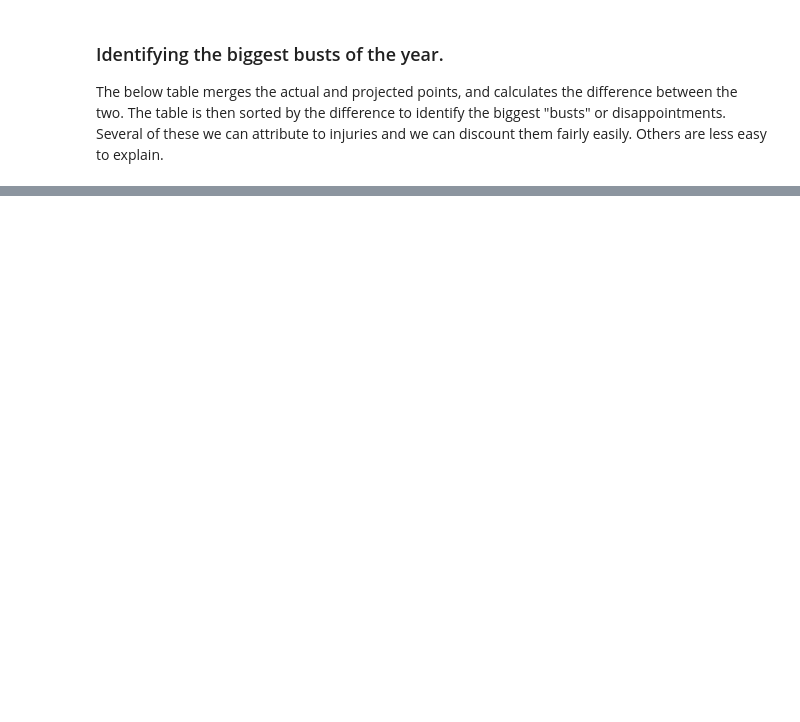
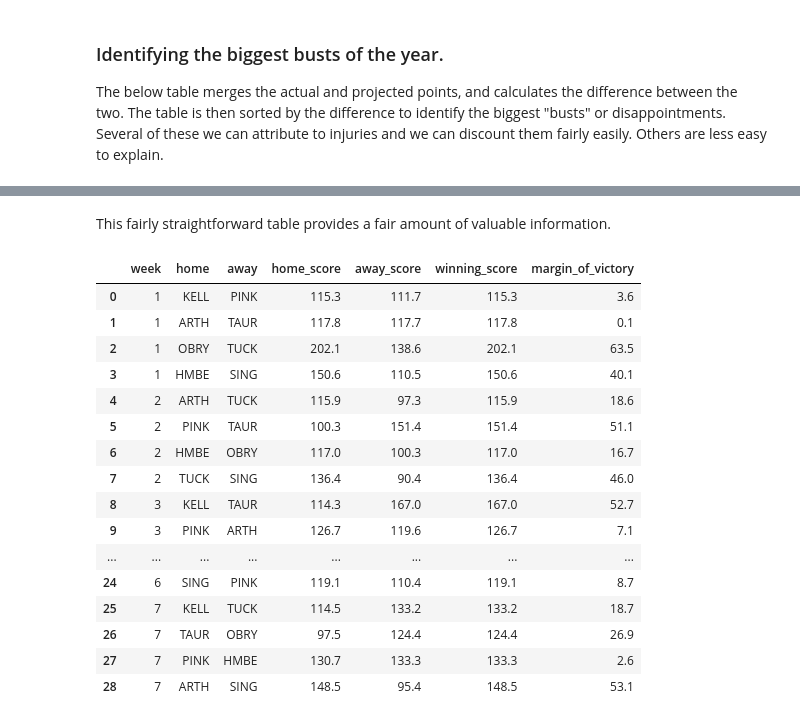
Before and after one commit to smkell/pyffl_pandas, a Jupyter notebook: 2016 After Action Analysis.ipynb, the cells around one changed output, grey strips where cells are left out. Drawn from its saved outputs; the diff is of its cells as text; code cells hidden in the pictures; blank space fills up the shorter version.

```diff
--- a/2016 After Action Analysis.ipynb
+++ b/2016 After Action Analysis.ipynb
@@ -264,0 +277,56 @@ dfa[dfa['name'] == 'Antonio Brown'].loc[:,['name','rank','recsCmp','recsYds','re
+# %% [markdown]
+This fairly straightforward table provides a fair amount of valuable information.
+# %%
+
+winning_scores = pd.DataFrame([
+        { 'week': 1, 'home': 'KELL', 'away': 'PINK', 'home_score': 115.3, 'away_score': 111.7},
+        { 'week': 1, 'home': 'ARTH', 'away': 'TAUR', 'home_score': 117.8, 'away_score': 117.7},
+        { 'week': 1, 'home': 'OBRY', 'away': 'TUCK', 'home_score': 202.1, 'away_score': 138.6},
+        { 'week': 1, 'home': 'HMBE', 'away': 'SING', 'home_score': 150.6, 'away_score': 110.5},
+        { 'week': 2, 'home': 'ARTH', 'away': 'TUCK', 'home_score': 115.9, 'away_score': 97.3},
+        { 'week': 2, 'home': 'PINK', 'away': 'TAUR', 'home_score': 100.3, 'away_score': 151.4},
+        { 'week': 2, 'home': 'HMBE', 'away': 'OBRY', 'home_score': 117, 'away_score': 100.3},
+        { 'week': 2, 'home': 'TUCK', 'away': 'SING', 'home_score': 136.4, 'away_score': 90.4},
+        { 'week': 3, 'home': 'KELL', 'away': 'TAUR', 'home_score': 114.3, 'away_score': 167},
+        { 'week': 3, 'home': 'PINK', 'away': 'ARTH', 'home_score': 126.7, 'away_score': 119.6},
+        { 'week': 3, 'home': 'OBRY', 'away': 'SING', 'home_score': 92.7, 'away_score': 159.4},
+        { 'week': 3, 'home': 'TUCK', 'away': 'HMBE', 'home_score': 100.5, 'away_score': 140.8},
+        { 'week': 4, 'home': 'OBRY', 'away': 'KELL', 'home_score': 110.5, 'away_score': 84.3},
+        { 'week': 4, 'home': 'TUCK', 'away': 'PINK', 'home_score': 183.4, 'away_score': 124.3},
+        { 'week': 4, 'home': 'HMBE', 'away': 'ARTH', 'home_score': 151, 'away_score': 96.1},
+        { 'week': 4, 'home': 'SING', 'away': 'TAUR', 'home_score': 109.4, 'away_score': 76.7},
+        { 'week': 4, 'home': 'SING', 'away': 'TAUR', 'home_score': 109.4, 'away_score': 76.7},
+        { 'week': 5, 'home': 'KELL', 'away': 'SING', 'home_score': 122.1, 'away_score': 132.6},
+        { 'week': 5, 'home': 'PINK', 'away': 'OBRY', 'home_score': 144.6, 'away_score': 88.7},
+        { 'week': 5, 'home': 'ARTH', 'away': 'TUCK', 'home_score': 154.8, 'away_score': 120.6},
+        { 'week': 5, 'home': 'TAUR', 'away': 'HMBE', 'home_score': 156.7, 'away_score': 163.3},
+        { 'week': 6, 'home': 'HMBE', 'away': 'KELL', 'home_score': 89.7, 'away_score': 139.2},
+        { 'week': 6, 'home': 'OBRY', 'away': 'ARTH', 'home_score': 132.8, 'away_score': 138.4},
+        { 'week': 6, 'home': 'TUCK', 'away': 'TAUR', 'home_score': 156.4, 'away_score': 130.5},
+        { 'week': 6, 'home': 'SING', 'away': 'PINK', 'home_score': 119.1, 'away_score': 110.4},
+        { 'week': 7, 'home': 'KELL', 'away': 'TUCK', 'home_score': 114.5, 'away_score': 133.2},
+        { 'week': 7, 'home': 'TAUR', 'away': 'OBRY', 'home_score': 97.5, 'away_score': 124.4},
+        { 'week': 7, 'home': 'PINK', 'away': 'HMBE', 'home_score': 130.7, 'away_score': 133.3},
+        { 'week': 7, 'home': 'ARTH', 'away': 'SING', 'home_score': 148.5, 'away_score': 95.4}
+    ], columns=['week', 'home', 'away', 'home_score', 'away_score'])
+winning_scores['winning_score'] = winning_scores.loc[:, ['home_score', 'away_score']].max(axis=1)
+winning_scores['margin_of_victory'] = winning_scores['winning_score'] - winning_scores.loc[:, ['home_score', 'away_score']].min(axis=1)
+display(winning_scores)
+# %% [output]
+|  | week | home | away | home_score | away_score | winning_score | margin_of_victory |
+| 0 | 1 | KELL | PINK | 115.3 | 111.7 | 115.3 | 3.6 |
+| 1 | 1 | ARTH | TAUR | 117.8 | 117.7 | 117.8 | 0.1 |
+| 2 | 1 | OBRY | TUCK | 202.1 | 138.6 | 202.1 | 63.5 |
+| 3 | 1 | HMBE | SING | 150.6 | 110.5 | 150.6 | 40.1 |
+| 4 | 2 | ARTH | TUCK | 115.9 | 97.3 | 115.9 | 18.6 |
+| 5 | 2 | PINK | TAUR | 100.3 | 151.4 | 151.4 | 51.1 |
+| 6 | 2 | HMBE | OBRY | 117.0 | 100.3 | 117.0 | 16.7 |
+| 7 | 2 | TUCK | SING | 136.4 | 90.4 | 136.4 | 46.0 |
+| 8 | 3 | KELL | TAUR | 114.3 | 167.0 | 167.0 | 52.7 |
+| 9 | 3 | PINK | ARTH | 126.7 | 119.6 | 126.7 | 7.1 |
+| ... | ... | ... | ... | ... | ... | ... | ... |
+| 24 | 6 | SING | PINK | 119.1 | 110.4 | 119.1 | 8.7 |
+| 25 | 7 | KELL | TUCK | 114.5 | 133.2 | 133.2 | 18.7 |
+| 26 | 7 | TAUR | OBRY | 97.5 | 124.4 | 124.4 | 26.9 |
+| 27 | 7 | PINK | HMBE | 130.7 | 133.3 | 133.3 | 2.6 |
+| 28 | 7 | ARTH | SING | 148.5 | 95.4 | 148.5 | 53.1 |
```
Also changed, not shown: parts of 10 cells of this notebook.
